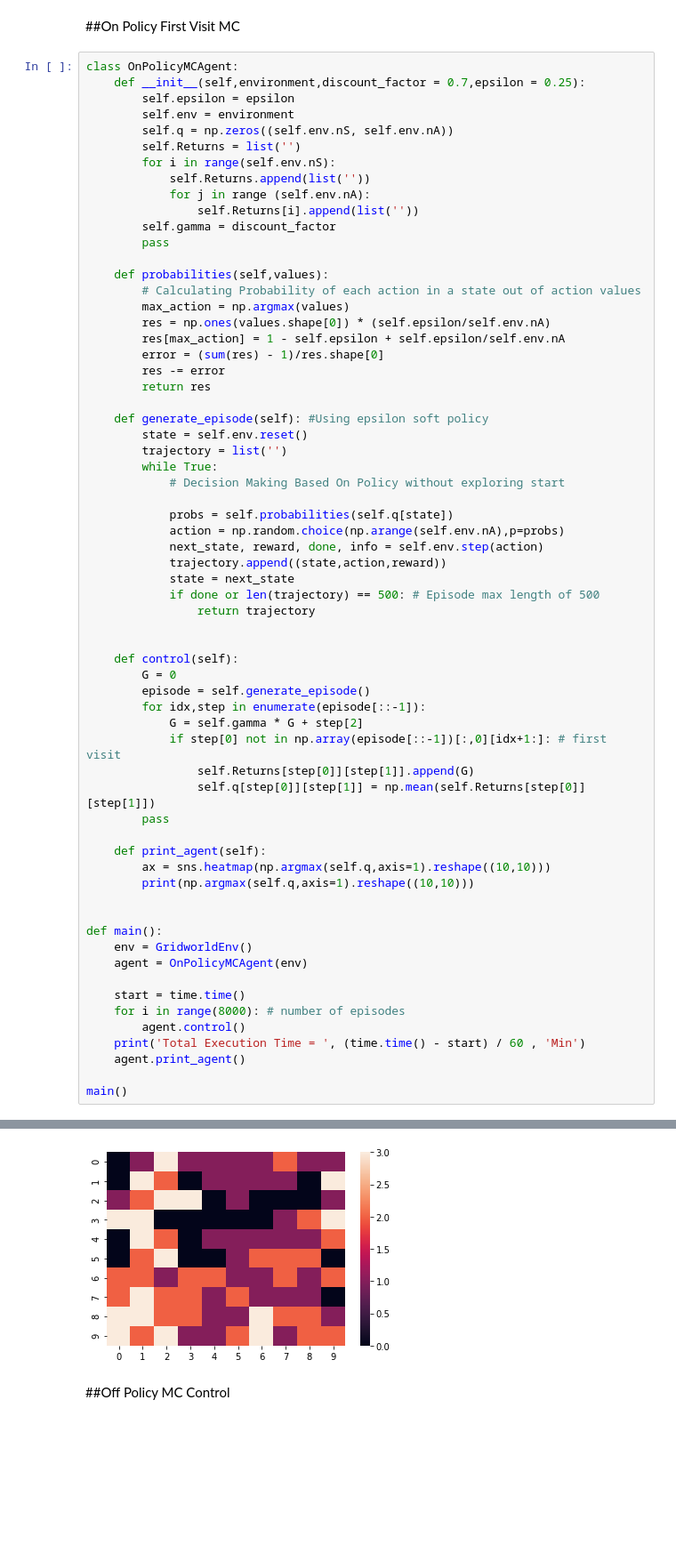
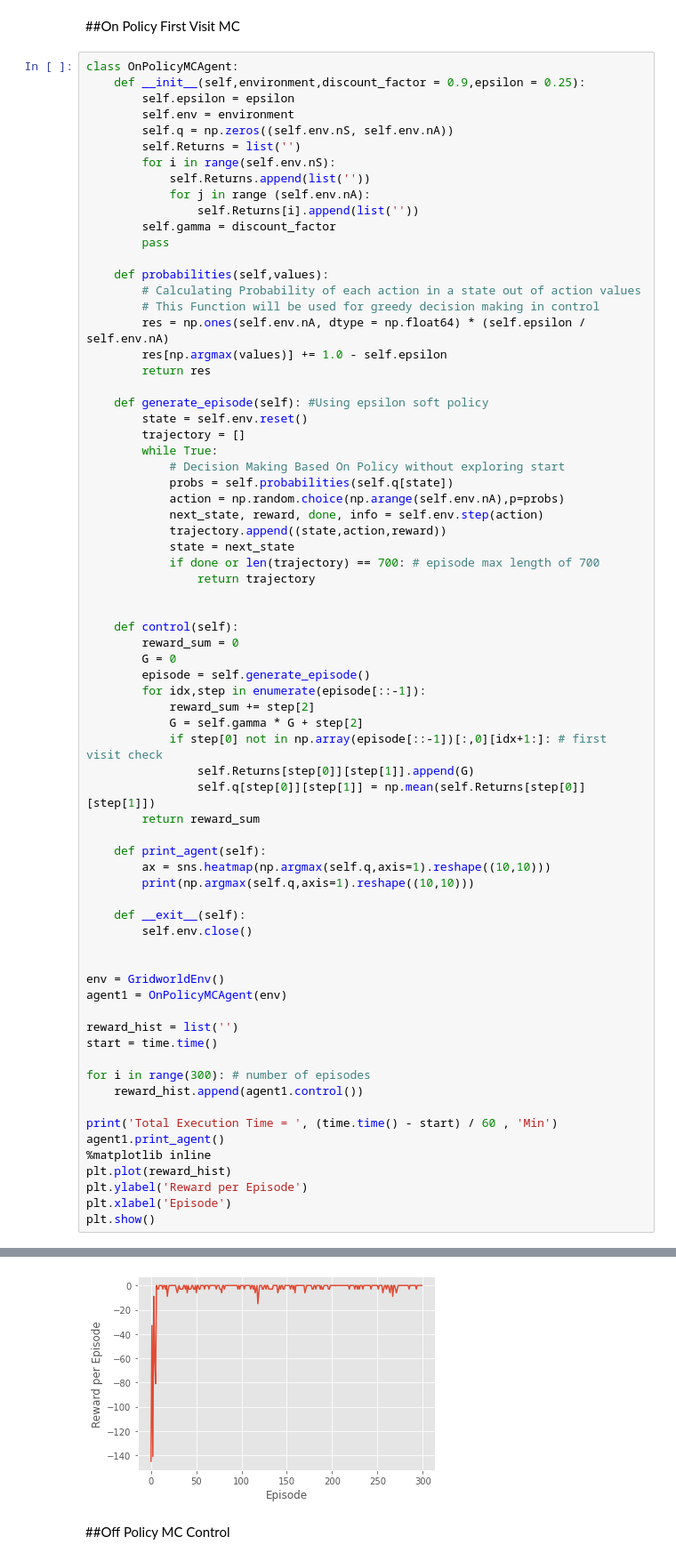
Before and after one commit to Kassra-sinaei/Interactive_learning_HW4, a Jupyter notebook: HW#4_Kassra_Sinaei_810696254.ipynb, the cells around one changed output, grey strips where cells are left out. Shown at 89% size. Cells and saved outputs as stored; diff of their text form; blank space fills up the shorter version.

```diff
--- a/HW#4_Kassra_Sinaei_810696254.ipynb
+++ b/HW#4_Kassra_Sinaei_810696254.ipynb
@@ -172,7 +175,7 @@ action: 1
 ##On Policy First Visit MC
 # %%
 class OnPolicyMCAgent:
-    def __init__(self,environment,discount_factor = 0.7,epsilon = 0.25):
+    def __init__(self,environment,discount_factor = 0.9,epsilon = 0.25):
         self.epsilon = epsilon
         self.env = environment
         self.q = np.zeros((self.env.nS, self.env.nA))
@@ -186,52 +189,59 @@ class OnPolicyMCAgent:
 
     def probabilities(self,values):
         # Calculating Probability of each action in a state out of action values
-        max_action = np.argmax(values)
-        res = np.ones(values.shape[0]) * (self.epsilon/self.env.nA)
-        res[max_action] = 1 - self.epsilon + self.epsilon/self.env.nA
-        error = (sum(res) - 1)/res.shape[0]
-        res -= error
+        # This Function will be used for greedy decision making in control
+        res = np.ones(self.env.nA, dtype = np.float64) * (self.epsilon / self.env.nA)
+        res[np.argmax(values)] += 1.0 - self.epsilon
         return res
 
     def generate_episode(self): #Using epsilon soft policy
         state = self.env.reset()
-        trajectory = list('')
+        trajectory = []
         while True:
             # Decision Making Based On Policy without exploring start
-
             probs = self.probabilities(self.q[state])
             action = np.random.choice(np.arange(self.env.nA),p=probs)
             next_state, reward, done, info = self.env.step(action)
             trajectory.append((state,action,reward))
             state = next_state
-            if done or len(trajectory) == 500: # Episode max length of 500
+            if done or len(trajectory) == 700: # episode max length of 700
                 return trajectory
 
 
     def control(self):
+        reward_sum = 0
         G = 0
         episode = self.generate_episode()
         for idx,step in enumerate(episode[::-1]):
+            reward_sum += step[2]
             G = self.gamma * G + step[2]
-            if step[0] not in np.array(episode[::-1])[:,0][idx+1:]: # first visit
+            if step[0] not in np.array(episode[::-1])[:,0][idx+1:]: # first visit check
                 self.Returns[step[0]][step[1]].append(G)
                 self.q[step[0]][step[1]] = np.mean(self.Returns[step[0]][step[1]])
-        pass
+        return reward_sum
 
     def print_agent(self):
         ax = sns.heatmap(np.argmax(self.q,axis=1).reshape((10,10)))
         print(np.argmax(self.q,axis=1).reshape((10,10)))
 
+    def __exit__(self):
+        self.env.close()
 
-def main():
-    env = GridworldEnv()
-    agent = OnPolicyMCAgent(env)
 
-    start = time.time()
-    for i in range(8000): # number of episodes
-        agent.control()
-    print('Total Execution Time = ', (time.time() - start) / 60 , 'Min')
-    agent.print_agent()
+env = GridworldEnv()
+agent1 = OnPolicyMCAgent(env)
 
-main()
+reward_hist = list('')
+start = time.time()
+
+for i in range(300): # number of episodes
+    reward_hist.append(agent1.control())
+
+print('Total Execution Time = ', (time.time() - start) / 60 , 'Min')
+agent1.print_agent()
+%matplotlib inline
+plt.plot(reward_hist)
+plt.ylabel('Reward per Episode')
+plt.xlabel('Episode')
+plt.show()
 # %% [output]
@@ -249,4 +249,4 @@ Total Execution Time =  37.03743406534195 Min
-[figure, old version]
+[figure, new version]
 # %% [markdown]
 ##Off Policy MC Control
 # %%
```
Also changed, not shown: parts of 13 cells of this notebook, 1 other file.
